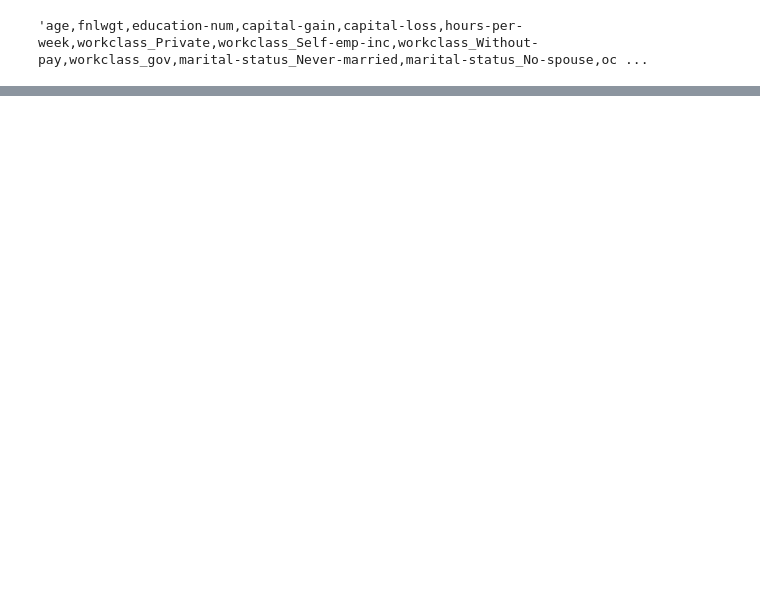
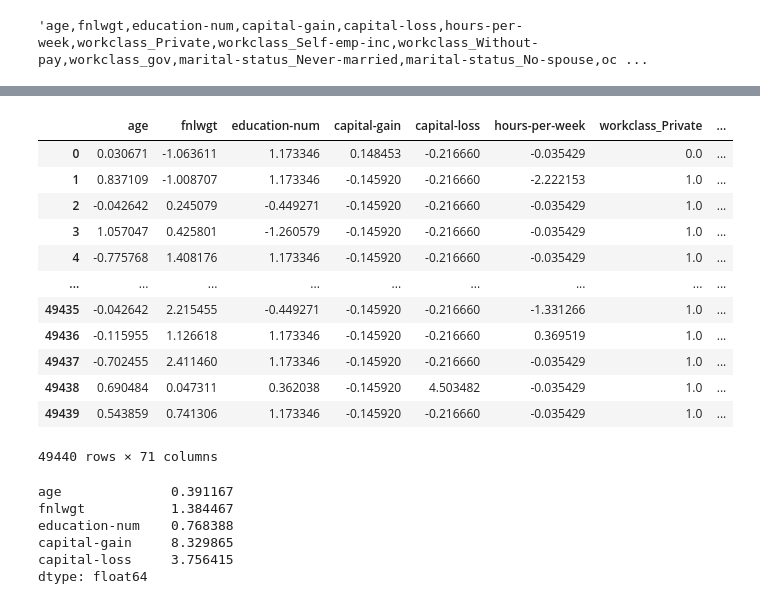
Before and after one commit to rthanuja/Adult_Census_Income_Prediction, a Jupyter notebook: notebooks/EDA.ipynb, the cells around one changed output, grey strips where cells are left out. Drawn from its saved outputs; the diff is of its cells as text; code cells hidden in the pictures; blank space fills up the shorter version.

```diff
--- a/notebooks/EDA.ipynb
+++ b/notebooks/EDA.ipynb
@@ -161,4 +250,4 @@ pipedf
 # %%
 s=','.join(pipedf.columns.tolist())
 # %%
-s.replace("num_pipeline__","",).replace("cat_pipeline__","")
+s=s.replace("num_pipeline__","",).replace("cat_pipeline__","")
@@ -176,0 +300,32 @@ pipedf
+# %%
+Y = df['Income']
+Y = Y.map({'<=50K': 0, '>50K': 1})
+# %%
+rs = RandomOverSampler()
+# %%
+X,Y = rs.fit_resample(pipedf,Y)
+# %%
+X
+# %% [output]
+|  | age | fnlwgt | education-num | capital-gain | capital-loss | hours-per-week | workclass_Private | ... |
+| 0 | 0.030671 | -1.063611 | 1.173346 | 0.148453 | -0.216660 | -0.035429 | 0.0 | ... |
+| 1 | 0.837109 | -1.008707 | 1.173346 | -0.145920 | -0.216660 | -2.222153 | 1.0 | ... |
+| 2 | -0.042642 | 0.245079 | -0.449271 | -0.145920 | -0.216660 | -0.035429 | 1.0 | ... |
+| 3 | 1.057047 | 0.425801 | -1.260579 | -0.145920 | -0.216660 | -0.035429 | 1.0 | ... |
+| 4 | -0.775768 | 1.408176 | 1.173346 | -0.145920 | -0.216660 | -0.035429 | 1.0 | ... |
+| ... | ... | ... | ... | ... | ... | ... | ... | ... |
+| 49435 | -0.042642 | 2.215455 | -0.449271 | -0.145920 | -0.216660 | -1.331266 | 1.0 | ... |
+| 49436 | -0.115955 | 1.126618 | 1.173346 | -0.145920 | -0.216660 | 0.369519 | 1.0 | ... |
+| 49437 | -0.702455 | 2.411460 | 1.173346 | -0.145920 | -0.216660 | -0.035429 | 1.0 | ... |
+| 49438 | 0.690484 | 0.047311 | 0.362038 | -0.145920 | 4.503482 | -0.035429 | 1.0 | ... |
+| 49439 | 0.543859 | 0.741306 | 1.173346 | -0.145920 | -0.216660 | -0.035429 | 1.0 | ... |
+49440 rows × 71 columns
+# %%
+X.skew()[:5]
+# %% [output]
+age              0.391167
+fnlwgt           1.384467
+education-num    0.768388
+capital-gain     8.329865
+capital-loss     3.756415
+dtype: float64
```
Also changed, not shown: parts of 21 cells of this notebook, 2 other files.
